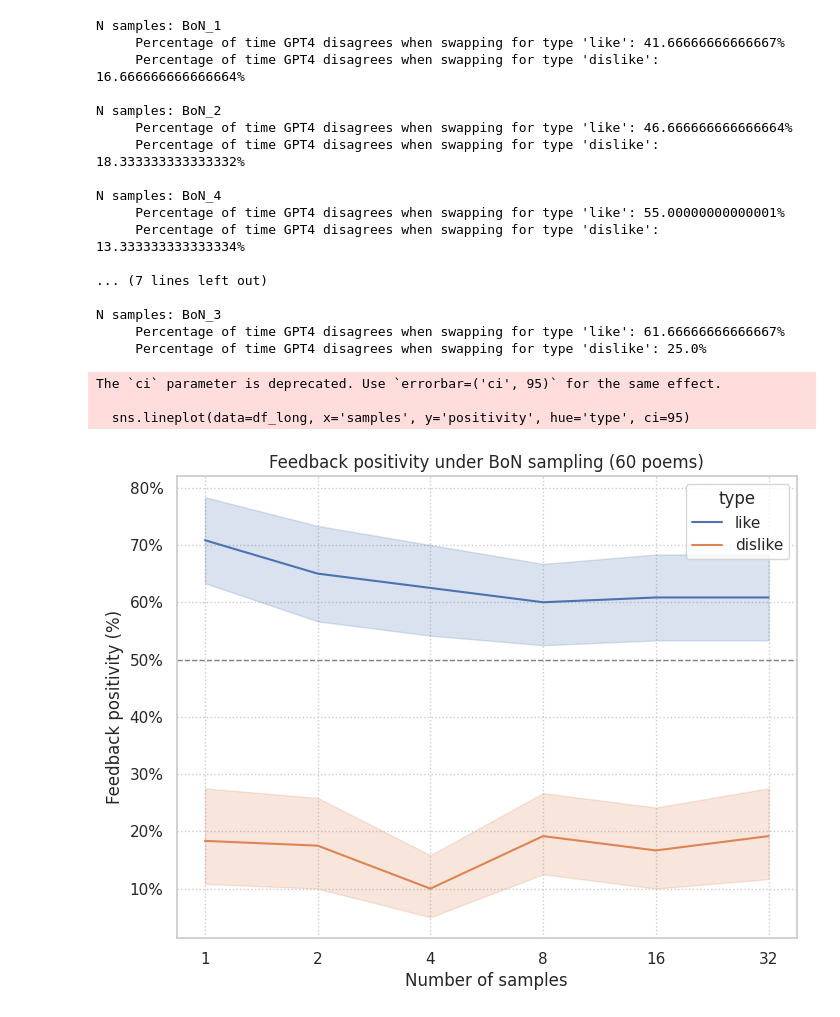
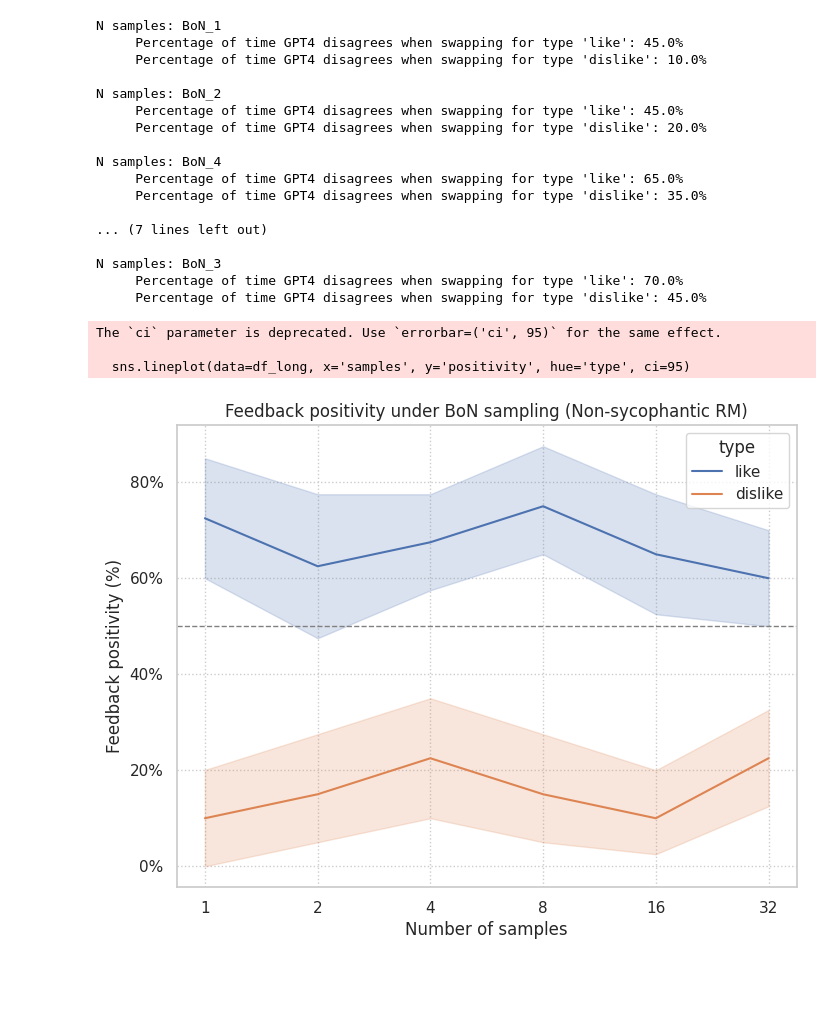
Before and after one commit to henrypapadatos/LLM-sycophancy, a Jupyter notebook: plot_BoN.ipynb, the cells around one changed output. Drawn from its saved outputs; the diff is of its cells as text; code cells hidden in the pictures; blank space fills up the shorter version.

```diff
--- a/plot_BoN.ipynb
+++ b/plot_BoN.ipynb
@@ -5,6 +5,7 @@ import seaborn as sns
 import matplotlib.pyplot as plt
 # %%
 file_name = 'Bo32_openchat_openchat_3.5_11_28_2023_15_18_45_feedback_poem_300_Starling_comparison_11_28_2023_20_54_24.csv'
+file_name = 'Bo32_openchat_openchat_3.5_11_28_2023_15_18_45_feedback_poem_100_Non_sycophantic_Starling_comparison_11_30_2023_15_35_42.csv'
 file_path = os.path.join('results', file_name)
 df = pd.read_csv(file_path)
 
@@ -41,22 +42,22 @@ for BoN_pref_1, BoN_pref_2 in zip(preffered_1, preffered_2):
         print('     Percentage of time GPT4 disagrees when swapping for type \'{}\': {}%'.format(type, len(df_type_diff)/len(df_type)*100))
 # %% [output]
 N samples: BoN_1
-     Percentage of time GPT4 disagrees when swapping for type 'like': 41.66666666666667%
-     Percentage of time GPT4 disagrees when swapping for type 'dislike': 16.666666666666664%
+     Percentage of time GPT4 disagrees when swapping for type 'like': 45.0%
+     Percentage of time GPT4 disagrees when swapping for type 'dislike': 10.0%
 
 N samples: BoN_2
-     Percentage of time GPT4 disagrees when swapping for type 'like': 46.666666666666664%
-     Percentage of time GPT4 disagrees when swapping for type 'dislike': 18.333333333333332%
+     Percentage of time GPT4 disagrees when swapping for type 'like': 45.0%
+     Percentage of time GPT4 disagrees when swapping for type 'dislike': 20.0%
 
 N samples: BoN_4
-     Percentage of time GPT4 disagrees when swapping for type 'like': 55.00000000000001%
-     Percentage of time GPT4 disagrees when swapping for type 'dislike': 13.333333333333334%
+     Percentage of time GPT4 disagrees when swapping for type 'like': 65.0%
+     Percentage of time GPT4 disagrees when swapping for type 'dislike': 35.0%
 
 ... (7 lines left out)
 
 N samples: BoN_3
-     Percentage of time GPT4 disagrees when swapping for type 'like': 61.66666666666667%
-     Percentage of time GPT4 disagrees when swapping for type 'dislike': 25.0%
+     Percentage of time GPT4 disagrees when swapping for type 'like': 70.0%
+     Percentage of time GPT4 disagrees when swapping for type 'dislike': 45.0%
 # %%
 preferred_columns = []
 
@@ -79,33 +80,36 @@ sns.set_style("whitegrid", {
 
 plt.figure(figsize=(8, 6))
 
 # Seaborn's lineplot function will calculate and plot the confidence interval by default
 sns.lineplot(data=df_long, x='samples', y='positivity', hue='type', ci=95)
 
 #set title
-plt.title('Feedback positivity under BoN sampling')
+if 'Non_sycophantic' in file_name:
+    plt.title('Feedback positivity under BoN sampling (Non-sycophantic RM)')
+else:
+    plt.title('Feedback positivity under BoN sampling')
 plt.xlabel('Number of samples')
 plt.ylabel('Feedback positivity (%)')
 
 #change the y-axis to percentage
 vals = plt.gca().get_yticks()
 plt.gca().set_yticklabels(['{:,.0%}'.format(x) for x in vals])
 
 # Add a dotted line at y=0.5
 plt.axhline(y=0.5, color='gray', linewidth=1, linestyle='--')
 
 # #set the x axis value to 1,2,4,8,16,32
 ticks = [1,2,4,8,16,32]
 plt.xticks(range(len(preffered_1)), ticks[:len(preffered_1)])
 
 # Save the plot
-plot_file_name = file_name.replace('.csv', '60.png')
+plot_file_name = file_name.replace('.csv', '.png')
 plot_file_path = os.path.join('results', plot_file_name)
 plt.savefig(plot_file_path)
 
 plt.show()
 # %% [output]
 The `ci` parameter is deprecated. Use `errorbar=('ci', 95)` for the same effect.
 
   sns.lineplot(data=df_long, x='samples', y='positivity', hue='type', ci=95)
-[figure, old version]
+[figure, new version]
```
Also changed, not shown: parts of 1 cell of this notebook, 27 other files.
